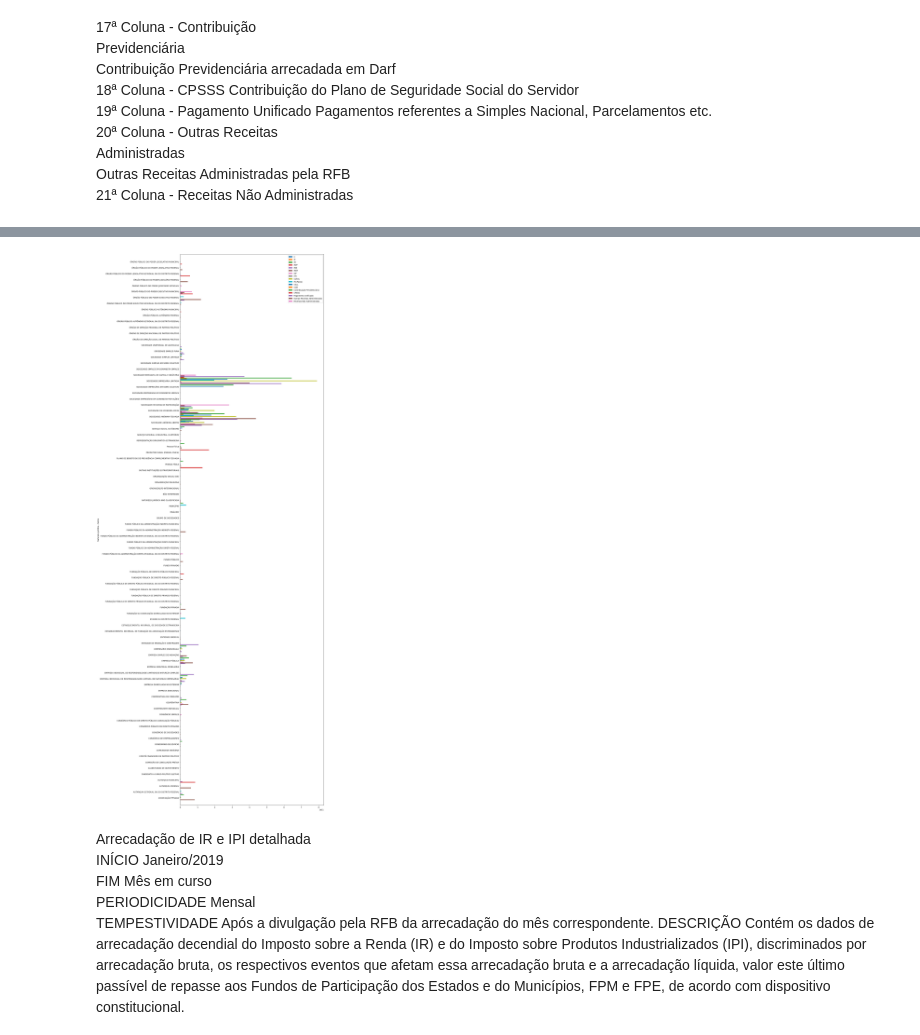
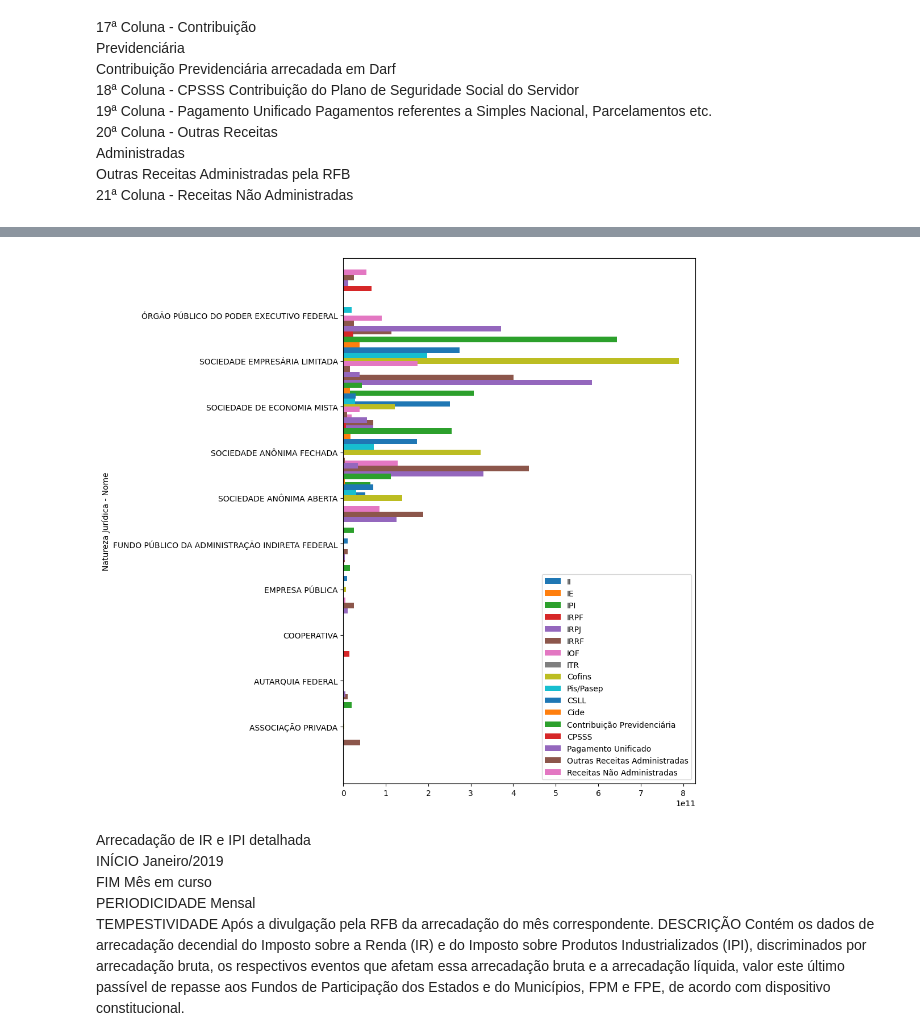
Before and after one commit to Danieloliver1/Datascience, a Jupyter notebook: python_industria.ipynb, the cells around one changed output, grey strips where cells are left out. Drawn from its saved outputs; the diff is of its cells as text; code cells hidden in the pictures.

```diff
--- a/python_industria.ipynb
+++ b/python_industria.ipynb
@@ -331,0 +385,5 @@ x['Natureza Jurídica - Nome'] = tabela_Arrecadação_Natureza_Juridica_Tributo[
+# %%
+y = tabela_Arrecadação_Natureza_Juridica_Tributo.drop(['Ano','Mês','Natureza Jurídica - Código','Natureza Jurídica - Nome'],axis=1)
+y = y.applymap(lambda x: x.replace(',', '') if isinstance(x, str) else x)
+
+y.head(10)
@@ -332,10 +402,14 @@ x['Natureza Jurídica - Nome'] = tabela_Arrecadação_Natureza_Juridica_Tributo[
+# %%
+y = y.astype(float)
+# %%
+y['Natureza Jurídica - Nome'] =coluna
 # %%
 columns= ['II', 'IE', 'IPI', 'IRPF', 'IRPJ', 'IRRF', 'IOF', 'ITR', 'Cofins', 'Pis/Pasep',
           'CSLL', 'Cide', 'Contribuição Previdenciária', 'CPSSS', 'Pagamento Unificado', 'Outras Receitas Administradas',
           'Receitas Não Administradas']
 
 # Agrupar por município e calcular a soma dos valores de venda
-x_soma = x.groupby('Natureza Jurídica - Nome')[columns].agg('sum')
+x_soma = y.groupby('Natureza Jurídica - Nome')[columns].agg('sum')
 
 # x_soma
 # %%
@@ -344,12 +434,12 @@ x.dropna(how = 'any', inplace=True)
 # %%
 #grafico
 import matplotlib.pyplot as plt
 
 # x = grupo_municipio.drop(['sum'],axis =1)
 
-ax = x_soma.plot(use_index=True,kind='barh',figsize = (14,54), width=2)
+ax = x_soma.plot(use_index=True,kind='barh',figsize = (8,12), width=2)
 # %% [output]
-[figure, old version]
+[figure, new version]
 # %% [markdown]
 Arrecadação de IR e IPI detalhada
 INÍCIO Janeiro/2019
```
Also changed, not shown: parts of 11 cells of this notebook.
